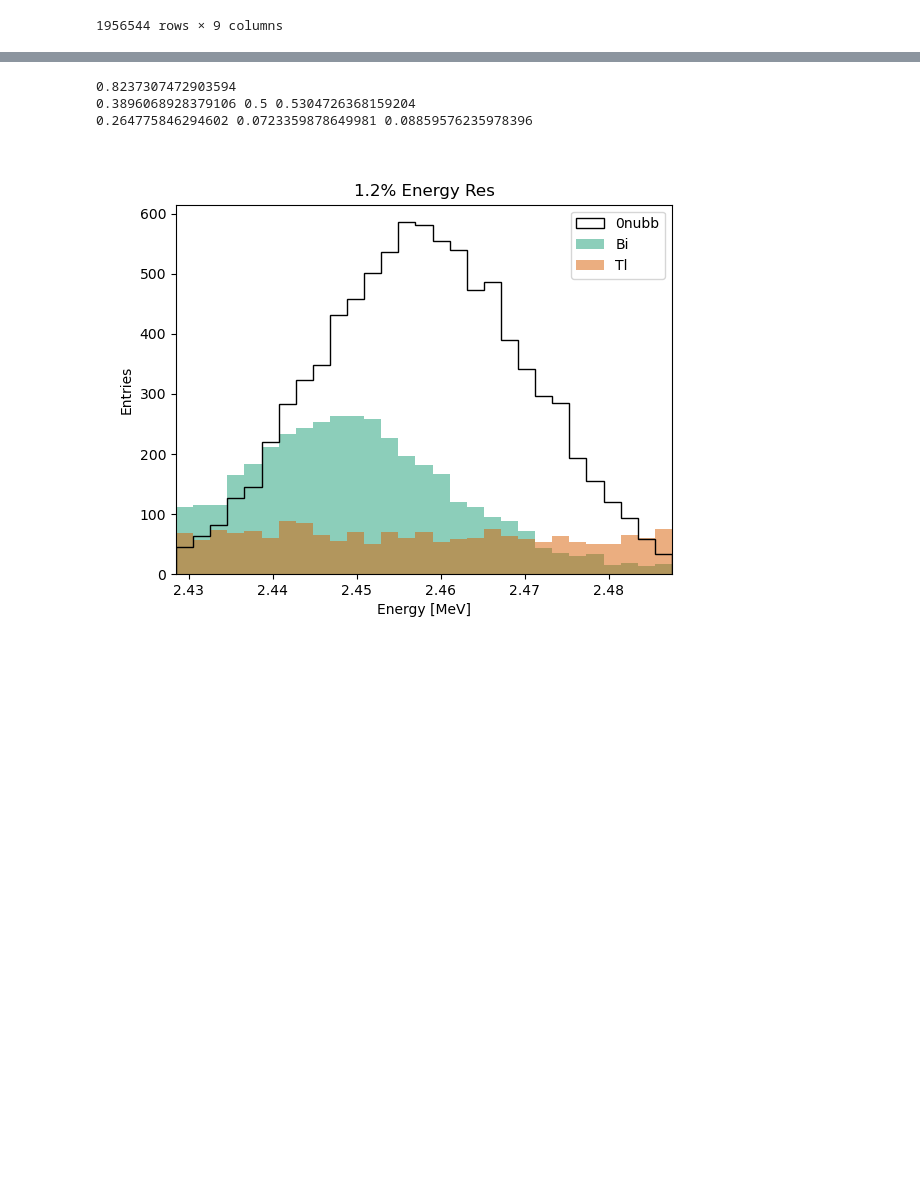
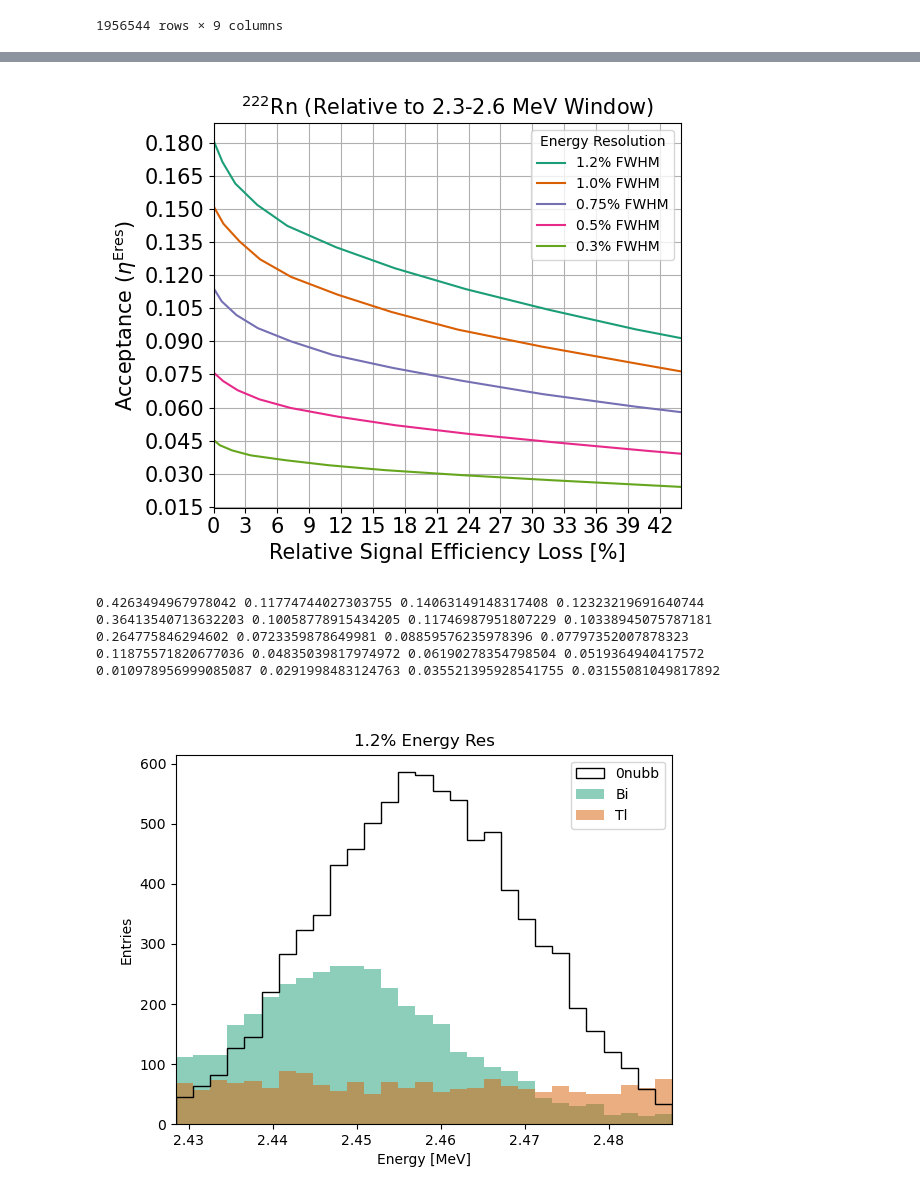
Before and after one commit to kvjmistry/ATPC, a Jupyter notebook: notebooks/SmearEnergy.ipynb, the cells around one changed output, grey strips where cells are left out. Cells and saved outputs as stored; diff of their text form; code cells hidden in the pictures; blank space fills up the shorter version.

```diff
--- a/notebooks/SmearEnergy.ipynb
+++ b/notebooks/SmearEnergy.ipynb
@@ -436,23 +456,68 @@ plt.savefig(f"../../../Projects/Atmospheric TPC/PaperDraft/EnergyResolution.pdf"
+# %%
+# Make plot of radon
+
+# fig, ax = plt.subplots(1, 1, figsize=(12, 5))
+fig, ax = plt.subplots( figsize=(6, 5))
+
+Rn_csv = pd.read_csv("../data/Eres/Bi_ion_cathode.csv")
+w5 = np.ones_like(Rn_csv["Energies"])/30000
+
+# ax[0].hist(nubb_csv["Energies"], bins = np.linspace(2.3,2.6,250),   weights= w1, linewidth=2,color="grey", label = r"$0\nu\beta\beta$");
+# ax[0].hist(Rn_csv["Energies"], bins = np.linspace(2.3,2.6,250), weights= w5, histtype = "step",linewidth=2, label = "Radon");
+# ax[0].legend(fontsize=15)
+# ax[0].set_ylabel("Counts [Arb].", fontsize=15)
+# ax[0].set_xlabel("Energy [MeV].", fontsize=15)
+# ax[0].tick_params(axis='both', which='both', labelsize=15)
+
+# ax[0].axvline(x = 2.4456702, color = 'DarkBlue', linestyle="--", linewidth=2)
+# ax[0].axvline(x = 2.4702498, color = 'Maroon', linestyle="--", linewidth=2)
+# ax[0].set_xlim(2.35,2.55)
+
+
+for index, res in enumerate(Eres):
+    ax.plot(nubb_win[index][0]*100 - nubb_win[index]*100, radon_win[index], label = f"{res}% FWHM")
+
+ax.set_title(r"$^{222}$Rn (Relative to 2.3-2.6 MeV Window)", fontsize=15)
+ax.set_xlabel("Relative Signal Efficiency Loss [%]", fontsize=15)
+ax.set_ylabel(r"Acceptance ($\eta^{\mathrm{Eres}}$)", fontsize=15)
+ax.tick_params(axis='both', which='both', labelsize=15)
+ax.xaxis.set_major_locator(ticker.MaxNLocator(nbins=15))
+ax.yaxis.set_major_locator(ticker.MaxNLocator(nbins=15))
+ax.legend(title = "Energy Resolution")
+ax.grid()
+ax.set_xlim(0,44)
+
+plt.tight_layout()
+
+plt.savefig(f"../../../Projects/Atmospheric TPC/PaperDraft/EnergyResolutionRadon.pdf")
+# %% [output]
+[figure, added]
 # %%
 # Lets derive some correction factors for analysis
 # [ERes, cut size]
 
 nubb_corr = nubb_win[2][6]/nubb_win[1][0]
-print(nubb_corr)
+# print(nubb_corr)
 
 # Background rejection factors are relative to 1% FWHM at 0% eff loss
 
 Bi_corr = Bi_win[2][6]/Bi_win[1][0]
 Tl_corr = Tl_win[2][6]/Tl_win[1][0]
 single_corr = single_win[2][6]/single_win[1][0]
-print(Bi_corr, Tl_corr, single_corr)
+# print(Bi_corr, Tl_corr, single_corr)
 
 
-print(Bi_win[2][6], Tl_win[2][6], single_win[2][6])
+print(Bi_win[0][6], Tl_win[0][6], single_win[0][6], radon_win[0][6]) # 1.2%
+print(Bi_win[1][6], Tl_win[1][6], single_win[1][6], radon_win[1][6]) # 1%
+print(Bi_win[2][6], Tl_win[2][6], single_win[2][6], radon_win[2][6]) # 0.75%
+print(Bi_win[3][6], Tl_win[3][6], single_win[3][6], radon_win[3][6]) # 0.5%
+print(Bi_win[4][6], Tl_win[4][6], single_win[4][6], radon_win[4][6]) # 0.3%
 # %% [output]
-0.8237307472903594
-0.3896068928379106 0.5 0.5304726368159204
-0.264775846294602 0.0723359878649981 0.08859576235978396
+0.4263494967978042 0.11774744027303755 0.14063149148317408 0.12323219691640744
+0.36413540713632203 0.10058778915434205 0.11746987951807229 0.10338945075787181
+0.264775846294602 0.0723359878649981 0.08859576235978396 0.07797352007878323
+0.11875571820677036 0.04835039817974972 0.06190278354798504 0.0519364940417572
+0.010978956999085087 0.0291998483124763 0.035521395928541755 0.03155081049817892
 # %%
 def ApplyVariedEnergyThresholdDF(df, Eres):
 
```
Also changed, not shown: parts of 5 cells of this notebook, 5 other files.
